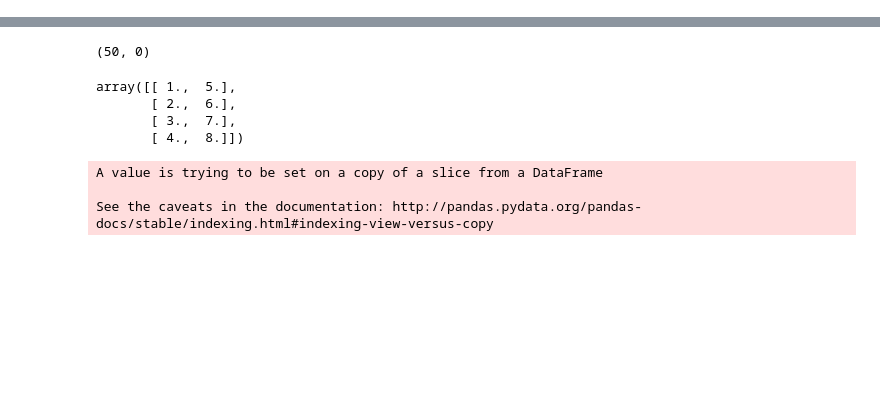
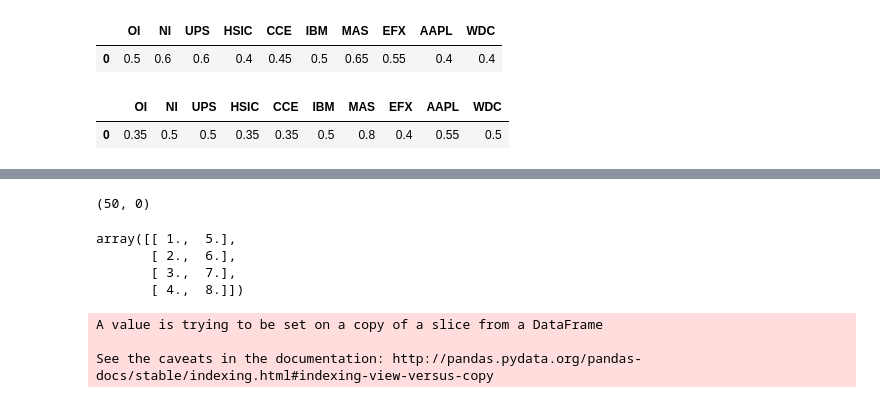
Before and after one commit to arashaomrani/Market, a Jupyter notebook: per_data.ipynb, the cells around one changed output, grey strips where cells are left out. Saved outputs shown, nothing was run; the diff lists cells and outputs as text; code cells hidden in the pictures; blank space fills up the shorter version.

```diff
--- a/per_data.ipynb
+++ b/per_data.ipynb
@@ -97,7 +99,7 @@ def data_prepare(Stock):
 #     values.insert(14,'diff',diff)
     values.dropna(inplace=True)
     values = values.astype('float32')
-    scaled = (values.values[1:,:]/values.values[:-1,:])-1
+    scaled = (values.values[:-1,:]/values.values[1:,:])-1
     scaled = pd.DataFrame(scaled)
     all_inf_or_nan = scaled.isin([np.inf, -np.inf, np.nan]).all(axis='columns')
     scaled = scaled[~all_inf_or_nan]
@@ -183,7 +185,7 @@ def tcn(h,filters=500, kernel_size=3, padding='causal', activation='relu', dilat
         main = BatchNormalization()(main)
         main = Dropout(0.15)(main)
     side_path = Conv1D(filters=filters,kernel_size=1, padding='same', kernel_initializer=init)(h)
-    side_path = BatchNormalization()(side_path)
+    #side_path = BatchNormalization()(side_path)
     return Add()([main,side_path])
 
 def MODEL(status):
@@ -196,17 +198,17 @@ def MODEL(status):
         #inp = BatchNormalization()(inp)
         #inp = Activation('relu')(inp)
     inp=Flatten()(inp)
-    init = he_normal(seed=1)
-    inp=Dense(100, activation='selu',kernel_initializer=init)(inp)
+    #init = lecun_normal(seed=1)
+    inp=Dense(100)(inp)
+    inp = Activation('selu')(inp)
     inp = BatchNormalization()(inp)
-    #inp = Activation('selu')(inp)
     inp = Dropout(0.25)(inp)
-    inp=Dense(20, activation='selu', kernel_initializer=init)(inp)
+    inp=Dense(10)(inp)
+    inp = Activation('selu')(inp)
     inp = BatchNormalization()(inp)
-    #inp = Activation('selu')(inp)
     #inp = Dropout(0.25)(inp)
     if status == 'classification':
-        out=Dense(2,activation='softmax', kernel_initializer=init)(inp)
+        out=Dense(2,activation='softmax')(inp)
     else:
         out=Dense(1)(inp)
     model = Model(Inp,out)
@@ -215,10 +217,10 @@ def MODEL(status):
 def train_model(model, train_X, train_y, status):
     ad = optimizers.Adam(lr=0.0001)
     if status == 'classification':
-        model.compile(loss='categorical_crossentropy', optimizer=ad)
+        model.compile(loss='categorical_crossentropy', optimizer=ad, metrics=['accuracy'])
     else:
         model.compile(loss='mse', optimizer=ad)
-    history = model.fit(train_X, train_y, epochs=10, batch_size=128, verbose=1, validation_split=0.1, shuffle=True)
+    history = model.fit(train_X, train_y, epochs=20, batch_size=128, verbose=0, shuffle=True)
     return model, history
 
 def plot_loss(history):
@@ -275,7 +277,7 @@ stocks=['OI','NI','UPS','HSIC','CCE','IBM','MAS','EFX','AAPL','WDC']
 status1='classification'
 status2='timeseriesgen'
 
-test_accuracy=pd.DataFrame()
+test_accuracy=[]
 for Stock in stocks:
     scaled = data_prepare(Stock)
     train_X, train_y, test_X, test_y = data_gen(scaled, 15, status1, status2, 20)
@@ -283,7 +285,10 @@ for Stock in stocks:
     #model.load_weights(Stock+status2+'_'+status1+'.h5')
     model, history = train_model(model, train_X, train_y,status1)
     #plot_loss(history)
-    print('Stock: ', model.evaluate(test_X,test_y))
+    test_accuracy.append(model.evaluate(test_X,test_y))
+    print(Stock, ': ', model.evaluate(test_X,test_y))
+accuracy=pd.DataFrame(np.array(test_accuracy)[:,1].reshape(1,10),columns=stocks)
+accuracy
 # %% [output]
 A value is trying to be set on a copy of a slice from a DataFrame
 
@@ -294 +313,12 @@ Epoch 1/10
 KeyboardInterrupt:
+# %%
+accuracy=pd.DataFrame(np.array(test_accuracy)[:,1].reshape(1,10),columns=stocks)
+accuracy
+# %% [output]
+|  | OI | NI | UPS | HSIC | CCE | IBM | MAS | EFX | AAPL | WDC |
+| 0 | 0.5 | 0.6 | 0.6 | 0.4 | 0.45 | 0.5 | 0.65 | 0.55 | 0.4 | 0.4 |
+# %%
+accuracy
+# %% [output]
+|  | OI | NI | UPS | HSIC | CCE | IBM | MAS | EFX | AAPL | WDC |
+| 0 | 0.35 | 0.5 | 0.5 | 0.35 | 0.35 | 0.5 | 0.8 | 0.4 | 0.55 | 0.5 |
```
Also changed, not shown: parts of 4 cells of this notebook, 1 other file.
